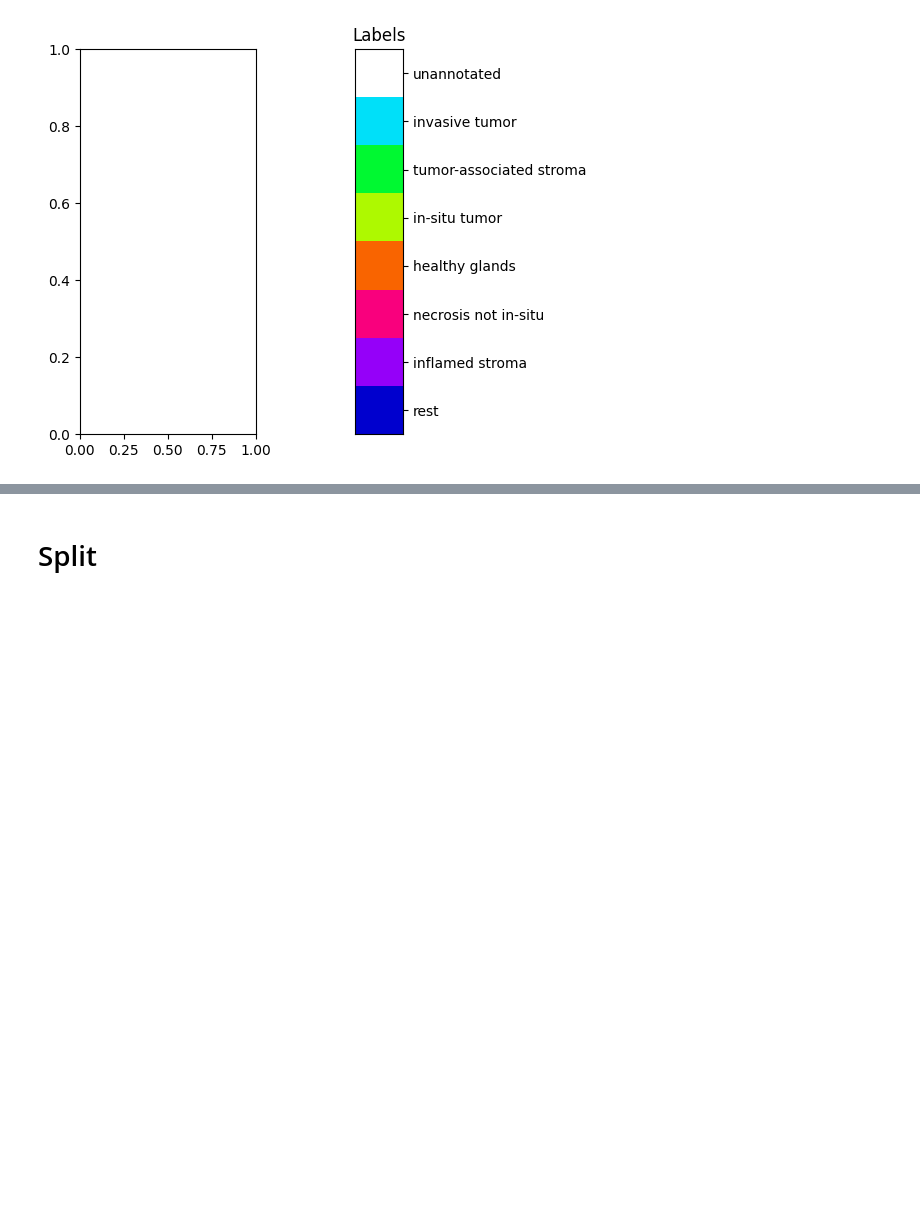
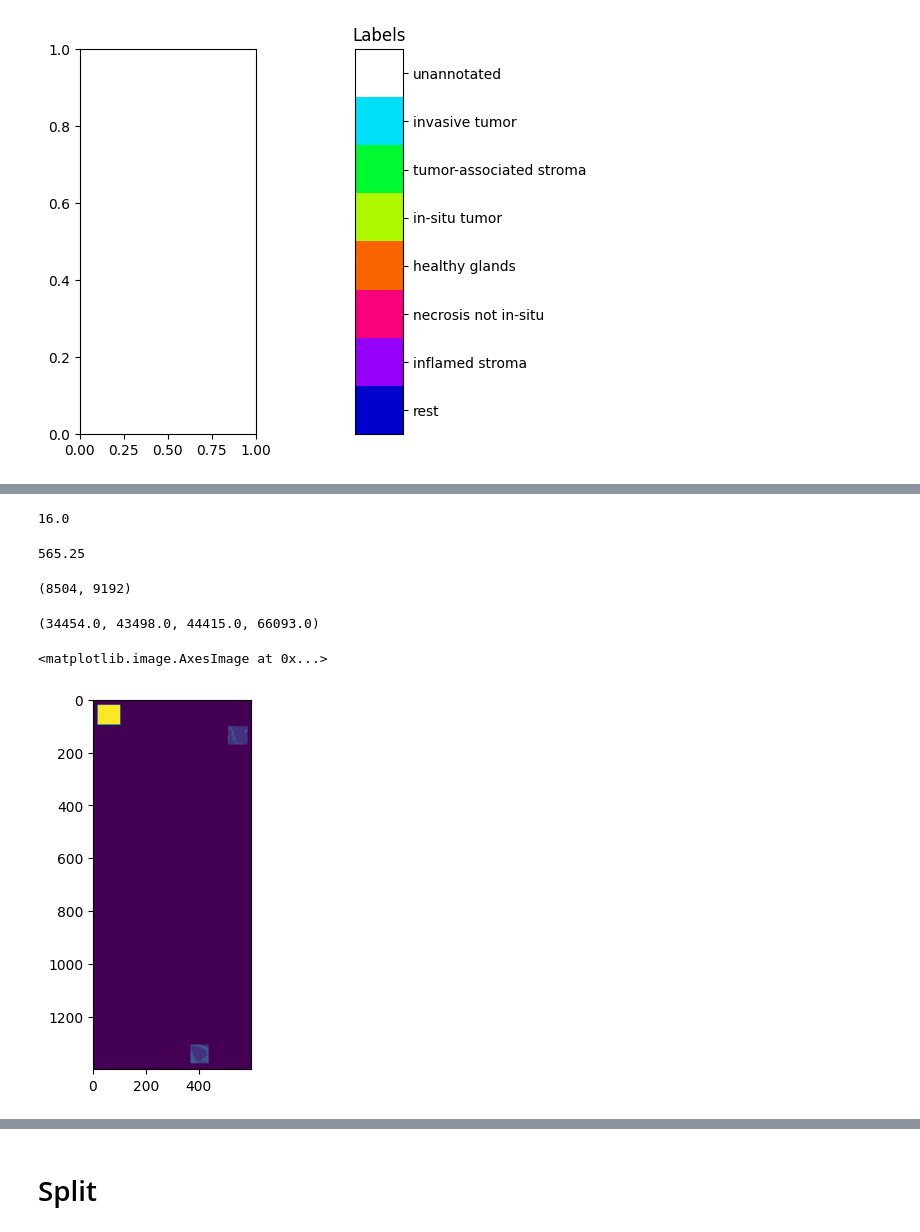
Before and after one commit to MIC-DKFZ/nnUNet, a Jupyter notebook: test_code/nnunet_dataloader_tiger_fixed.ipynb, the cells around one changed output, grey strips where cells are left out. Drawn from its saved outputs; the diff is of its cells as text; code cells hidden in the pictures; blank space fills up the shorter version.

```diff
--- a/test_code/nnunet_dataloader_tiger_fixed.ipynb
+++ b/test_code/nnunet_dataloader_tiger_fixed.ipynb
@@ -171,27 +154,0 @@ overwrite = False
-# %%
-sample_spacing = 0.5
-
-if not os.path.isfile(counts_df_path) or overwrite == True:
-    count_data = []
-    for idx_sample, sample in enumerate(files_yml['training']):
-        wsa_path = sample['wsa']['path']
-        wsa = WholeSlideAnnotation(wsa_path, parser=parser)
-
-        wsi_path = sample['wsi']['path']
-        wsi = WholeSlideImage(wsi_path, backend='asap')
-        stem = Path(wsi_path).stem
-        print(f"{idx_sample+1}/{len(files_yml['training'])}:", stem)
-
-        wsi_spacing0 = wsi.spacings[0]
-        sample_ratio = sample_spacing / get_closest_spacing(wsi_spacing0)
-
-        for idx_roi, roi in enumerate(wsa.sampling_annotations):
-            label_mask = label_sampler.sample(wsa, roi.centroid, roi.size, ratio=sample_ratio)
-
-            counter = Counter(label_mask.flatten())
-            counts = [counter[value] for value in labels.values()]
-
-            add_data = [stem, idx_roi] + counts + [wsi_path, wsa_path]
-            count_data.append(add_data)
-else:
-    print('already got counts data')
@@ -215,0 +200,17 @@ else:
+# %%
+sample_ratio
+# %% [output]
+16.0
+# %%
+x_shape = (x_max - x_min)/sample_ratio
+y_shape = (y_max - y_min)/sample_ratio
+# %% [output]
+565.25
+# %%
+shape
+# %% [output]
+(8504, 9192)
+# %%
+x_min, x_max ,y_min, y_max
+# %% [output]
+(34454.0, 43498.0, 44415.0, 66093.0)
@@ -215,0 +219,5 @@ else:
+# %%
+plt.imshow(label_mask)
+# %% [output]
+<matplotlib.image.AxesImage at 0x...>
+[figure, added]
```
Also changed, not shown: parts of 33 cells of this notebook.
